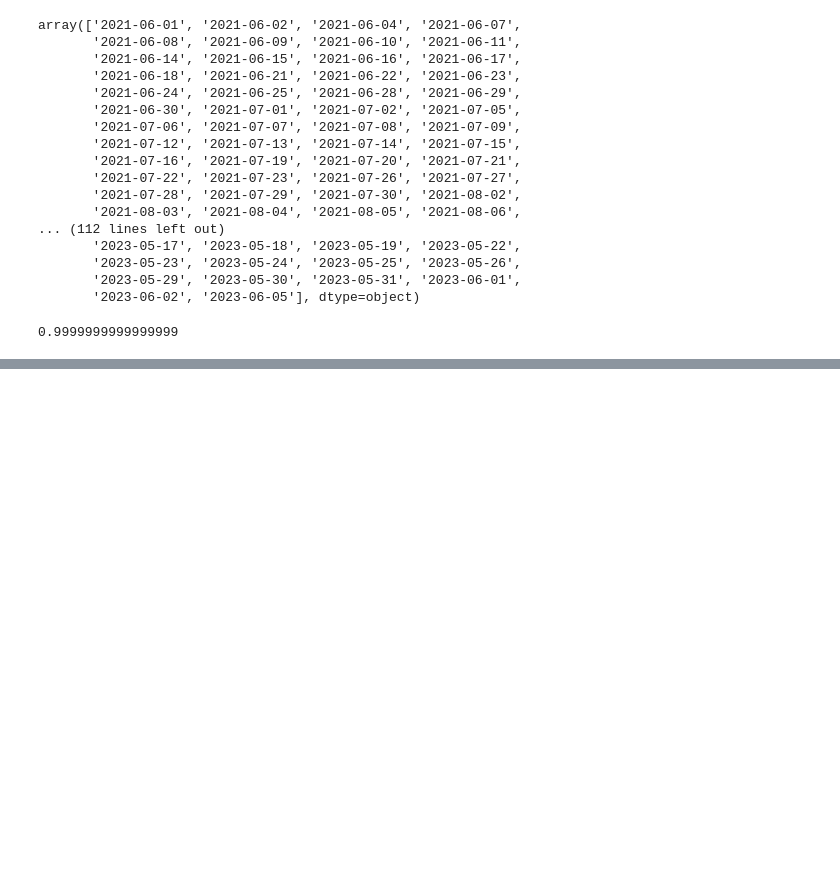
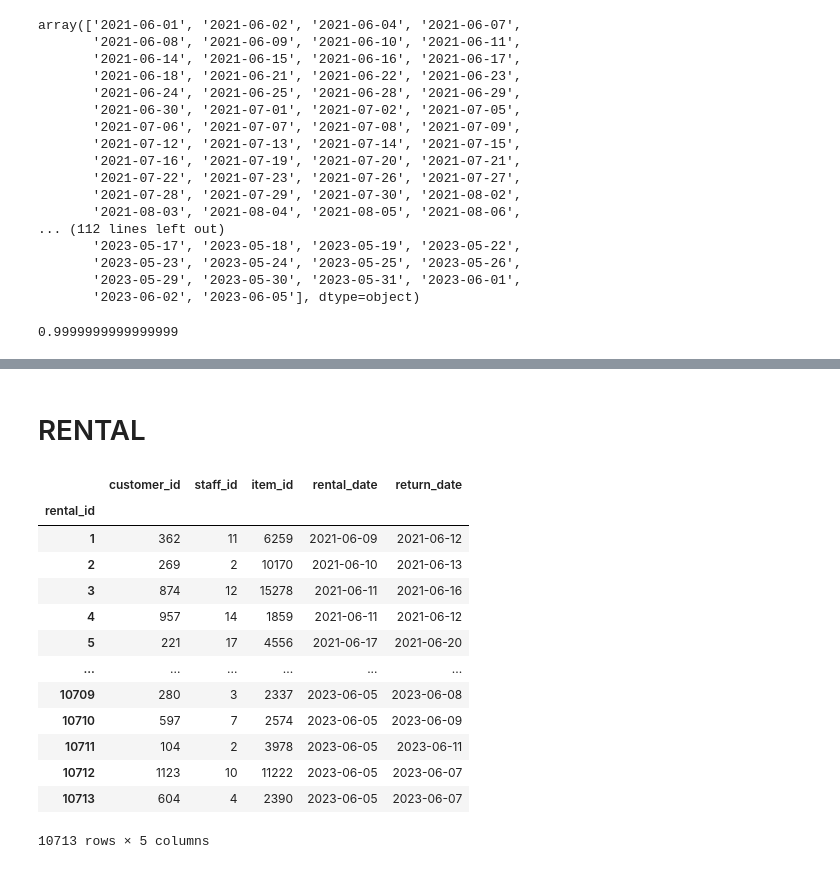
Before and after one commit to mweuro/Gameshop_database, a Jupyter notebook: Szymon/notes.ipynb, the cells around one changed output, grey strips where cells are left out. Cells and saved outputs as stored; diff of their text form; code cells hidden in the pictures; blank space fills up the shorter version.

Commit message:
rental

```diff
--- a/Szymon/notes.ipynb
+++ b/Szymon/notes.ipynb
@@ -37,3 +37,6 @@ games_df.head()
 | 182028 | Through the Ages: A New Story of ... | Rewrite history as you build up y... | 2 | 4 | 240 | 2015 | 8.60673 | 14 | Action Point Allowance System, Au... | ... |
 | 167791 | Terraforming Mars | Compete with rival CEOs to make M... | 1 | 5 | 120 | 2016 | 8.38461 | 12 | Card Drafting, Hand Management, S... | ... |
 | 12333 | Twilight Struggle | Relive the Cold War and rewrite h... | 2 | 2 | 180 | 2005 | 8.33954 | 13 | Area Control / Area Influence, Ca... | ... |
+# %%
+items_df = pd.read_csv('../database/games_to_rent.csv', index_col='item_id')
+items_df.head()
@@ -121,3 +134,50 @@ See the caveats in the documentation: https://pandas.pydata.org/pandas-docs/stab
 117810 rows × 5 columns
 # %%
 sale.to_csv('../database/sale.csv')
+# %% [markdown]
+# RENTAL
+# %%
+size = len(dates) * 21 + 3
+
+customer_id = np.random.choice(customer_df.index, size=size, replace=True)
+staff_id = np.random.choice(staff_df.index, size=size, replace=True)
+rental_date = np.random.choice(dates, size=size, replace=True, p=date_prob)
+
+return_date = []
+days = sp.poisson.rvs(1.78, size=size) + 1
+for date, day in zip(rental_date, days):
+    return_date.append(datetime.strptime(date, '%Y-%m-%d') + timedelta(days=int(day)))
+
+game_id = np.random.choice(items_df.game_id.drop_duplicates(), size=size, replace=True)
+item_id = []
+for g_id in game_id:
+    i_id = np.random.choice(items_df[items_df.game_id == g_id].index)
+    item_id.append(i_id)
+
+rental = pd.DataFrame()
+rental["customer_id"] = customer_id
+rental["staff_id"] = staff_id
+rental["item_id"] = item_id
+rental["rental_date"] = rental_date
+rental["return_date"] = return_date
+
+rental = rental.sort_values('rental_date')
+rental['rental_id'] = list(range(1, size + 1))
+rental = rental.set_index('rental_id')
+
+rental
+# %% [output]
+|  | customer_id | staff_id | item_id | rental_date | return_date |
+| rental_id |  |  |  |  |  |
+| 1 | 362 | 11 | 6259 | 2021-06-09 | 2021-06-12 |
+| 2 | 269 | 2 | 10170 | 2021-06-10 | 2021-06-13 |
+| 3 | 874 | 12 | 15278 | 2021-06-11 | 2021-06-16 |
+| 4 | 957 | 14 | 1859 | 2021-06-11 | 2021-06-12 |
+| 5 | 221 | 17 | 4556 | 2021-06-17 | 2021-06-20 |
+| ... | ... | ... | ... | ... | ... |
+| 10709 | 280 | 3 | 2337 | 2023-06-05 | 2023-06-08 |
+| 10710 | 597 | 7 | 2574 | 2023-06-05 | 2023-06-09 |
+| 10711 | 104 | 2 | 3978 | 2023-06-05 | 2023-06-11 |
+| 10712 | 1123 | 10 | 11222 | 2023-06-05 | 2023-06-07 |
+| 10713 | 604 | 4 | 2390 | 2023-06-05 | 2023-06-07 |
+10713 rows × 5 columns
```
Also changed, not shown: parts of 7 cells of this notebook, 2 other files.
